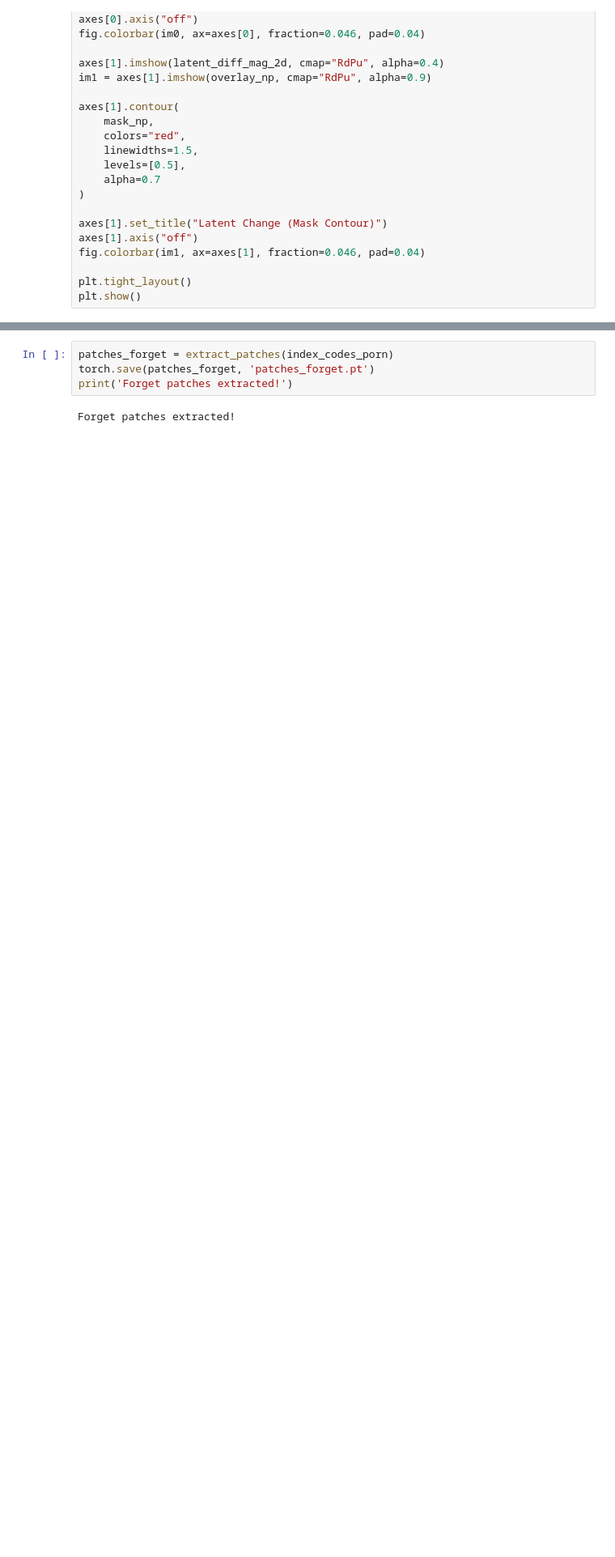
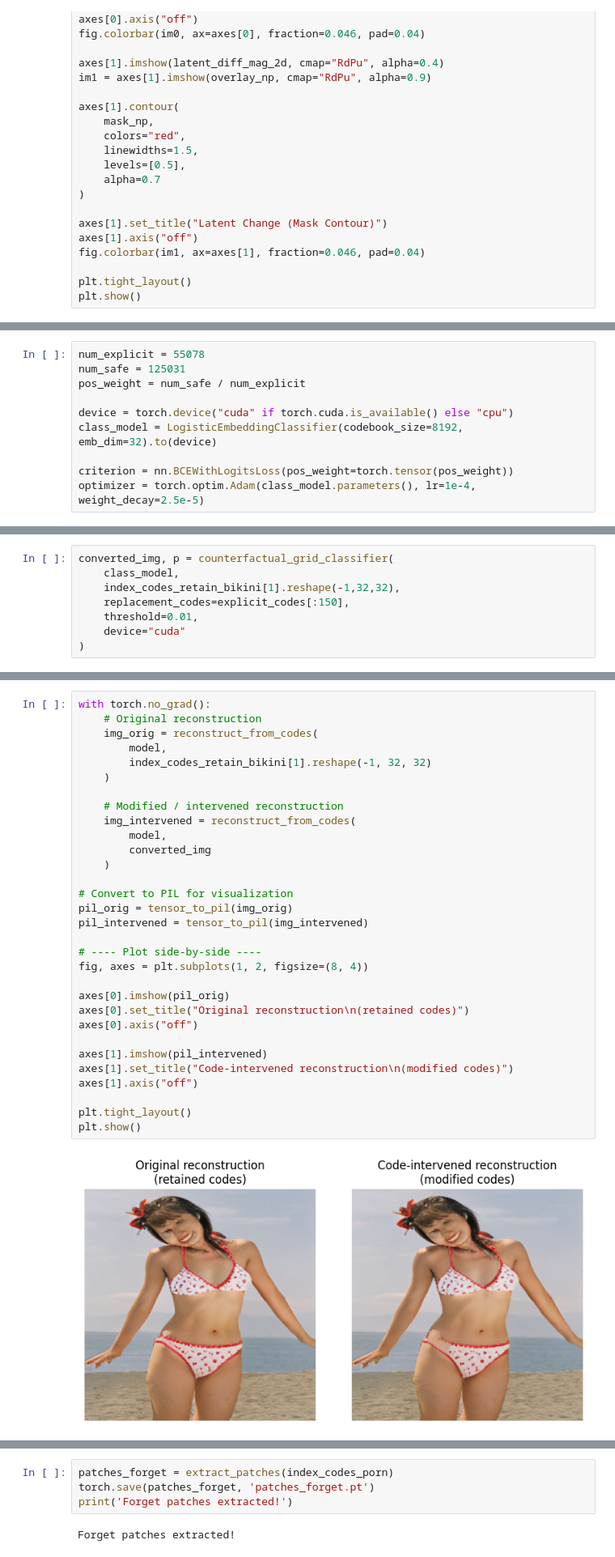
Before and after one commit to gheb02/Latent-Unlearning-in-Image-to-Image-VQ-GAN, a Jupyter notebook: Experiments.ipynb, the cells around one changed output, grey strips where cells are left out. Shown at 81% size. Cells and saved outputs as stored; diff of their text form; blank space fills up the shorter version.

```diff
--- a/Experiments.ipynb
+++ b/Experiments.ipynb
@@ -280,0 +448,10 @@ tensor(1.7552)
+# %%
+num_explicit = 55078
+num_safe = 125031
+pos_weight = num_safe / num_explicit
+
+device = torch.device("cuda" if torch.cuda.is_available() else "cpu")
+class_model = LogisticEmbeddingClassifier(codebook_size=8192, emb_dim=32).to(device)
+
+criterion = nn.BCEWithLogitsLoss(pos_weight=torch.tensor(pos_weight))
+optimizer = torch.optim.Adam(class_model.parameters(), lr=1e-4, weight_decay=2.5e-5)
@@ -280,0 +606,8 @@ tensor(1.7552)
+# %%
+converted_img, p = counterfactual_grid_classifier(
+    class_model,
+    index_codes_retain_bikini[1].reshape(-1,32,32),
+    replacement_codes=explicit_codes[:150],
+    threshold=0.01,
+    device="cuda"
+)
@@ -280,0 +626,33 @@ tensor(1.7552)
+# %%
+with torch.no_grad():
+    # Original reconstruction
+    img_orig = reconstruct_from_codes(
+        model,
+        index_codes_retain_bikini[1].reshape(-1, 32, 32)
+    )
+
+    # Modified / intervened reconstruction
+    img_intervened = reconstruct_from_codes(
+        model,
+        converted_img
+    )
+
+# Convert to PIL for visualization
+pil_orig = tensor_to_pil(img_orig)
+pil_intervened = tensor_to_pil(img_intervened)
+
+# ---- Plot side-by-side ----
+fig, axes = plt.subplots(1, 2, figsize=(8, 4))
+
+axes[0].imshow(pil_orig)
+axes[0].set_title("Original reconstruction\n(retained codes)")
+axes[0].axis("off")
+
+axes[1].imshow(pil_intervened)
+axes[1].set_title("Code-intervened reconstruction\n(modified codes)")
+axes[1].axis("off")
+
+plt.tight_layout()
+plt.show()
+# %% [output]
+[figure, added]
```
Also changed, not shown: parts of 29 cells of this notebook, 1 other file.
